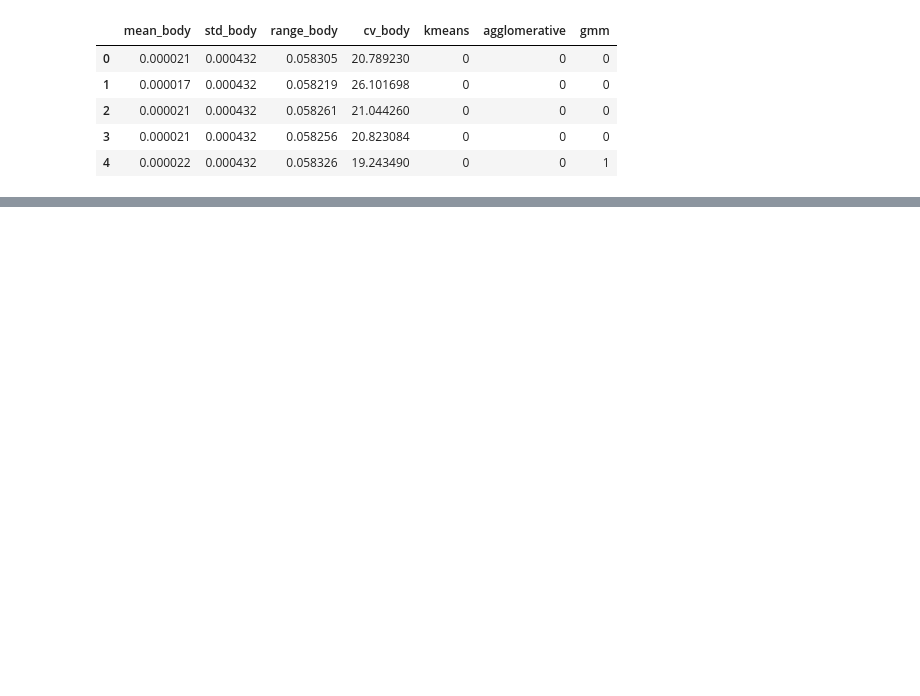
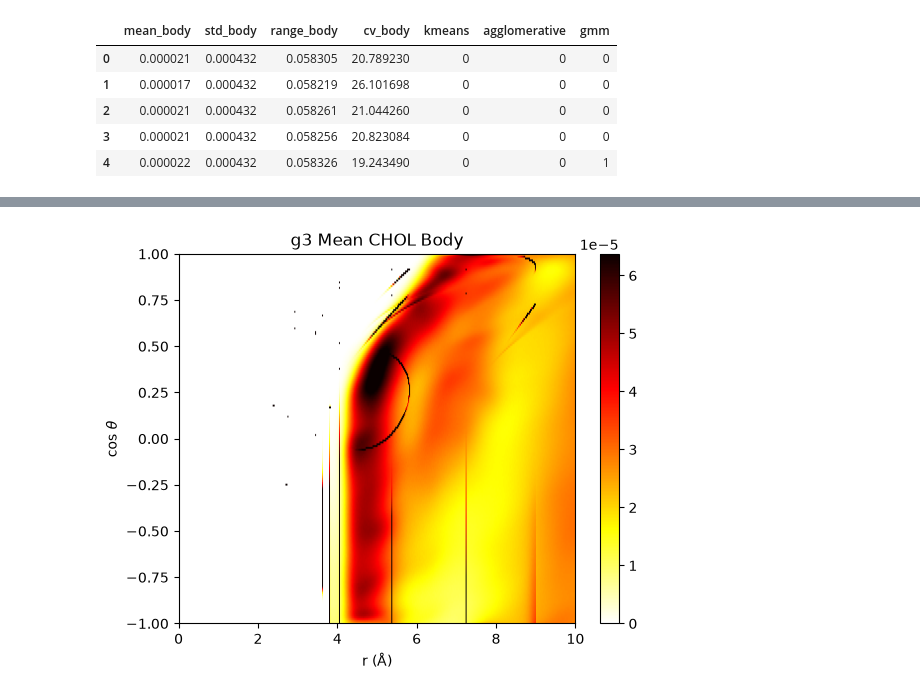
Before and after one commit to dylanhrojas/mouse-nmr, a Jupyter notebook: notebooks/05_nmr_chol_subpops.ipynb, the cells around one changed output, grey strips where cells are left out. Saved outputs shown, nothing was run; the diff lists cells and outputs as text; code cells hidden in the pictures; blank space fills up the shorter version.

```diff
--- a/notebooks/05_nmr_chol_subpops.ipynb
+++ b/notebooks/05_nmr_chol_subpops.ipynb
@@ -459,0 +525,21 @@ Las características `mean_body` y `cv_body` muestran más diferencias entre los
+# %%
+fig, ax = plt.subplots()
+
+mean_map = body_data.mean(axis=0)
+im = ax.imshow(
+mean_map.T,
+cmap="hot_r",
+vmin=0,
+vmax=np.quantile(mean_map, 0.99),
+origin="lower",
+aspect="auto",
+extent=[0, 10, -1, 1],
+)
+
+fig.colorbar(im, ax=ax)
+ax.set_title("g3 Mean CHOL Body")
+ax.set_xlabel(r"r (Å)")
+ax.set_ylabel(r"$\cos\,\theta$")
+plt.show()
+# %% [output]
+[figure, added]
```
Also changed, not shown: parts of 21 cells of this notebook, 1 other file.
